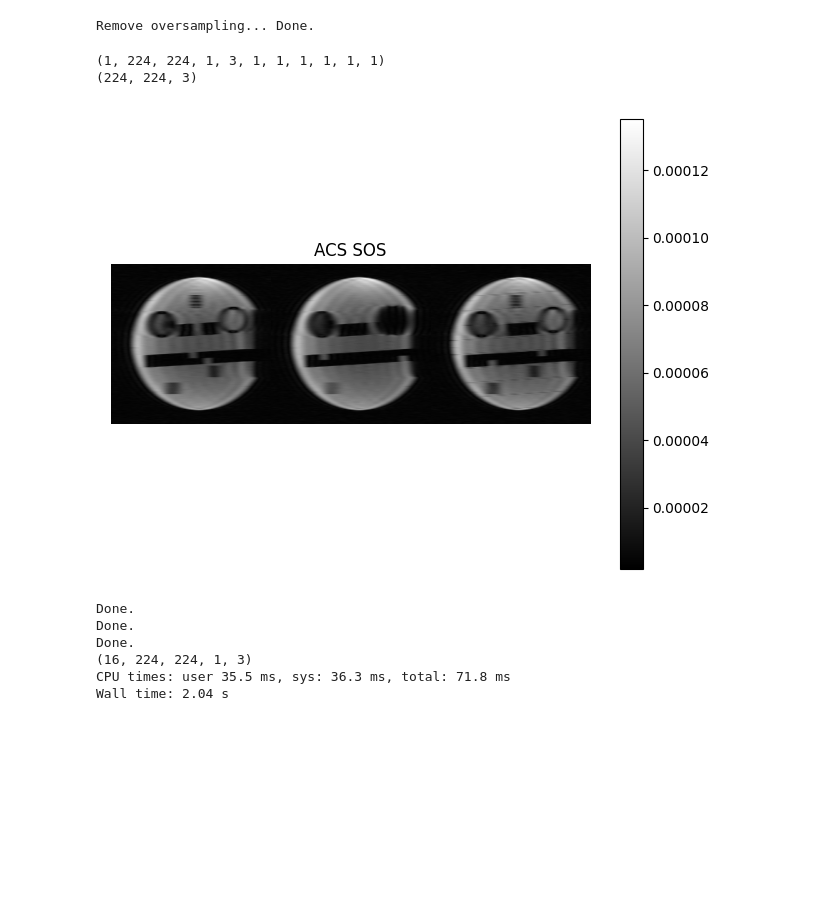
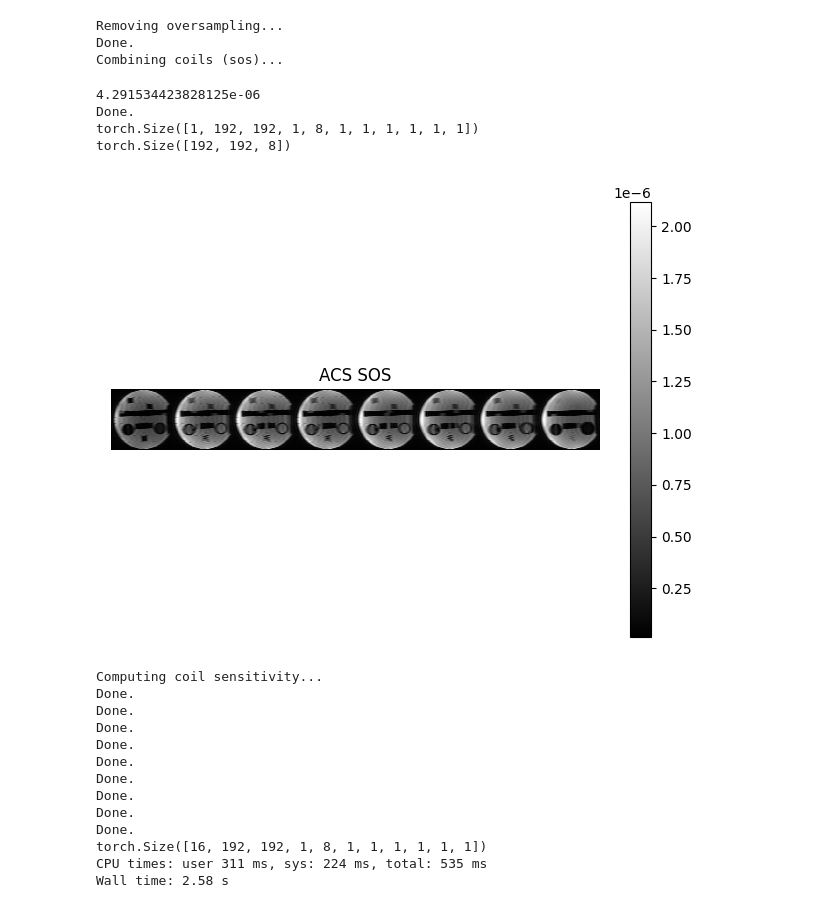
Before and after one commit to aghaeifar/recoMRD, a Jupyter notebook: examples/parallel_imaging_2D.ipynb, the cells around one changed output. Saved outputs shown, nothing was run; the diff lists cells and outputs as text; code cells hidden in the pictures; blank space fills up the shorter version.

```diff
--- a/examples/parallel_imaging_2D.ipynb
+++ b/examples/parallel_imaging_2D.ipynb
@@ -4,12 +4,51 @@
 # if jupyter notebook:
 # %matplotlib notebook
 
+import torch
 import numpy as np
+import matplotlib.pyplot as plt
+from skimage.util import montage
 from recoMRD import recoMRD
-from recoMRD import utils
 from bart import bart
+
+def plot_mosaic(img:np.ndarray, cmap='turbo', clim=None, grid_shape=None, title=None, transpose=False):
+    img = np.squeeze(np.abs(img))
+    if img.ndim > 3:
+        print(f'Error! plot_mosaic expects 3D data but it is {img.ndim}D')
+        return
+    img = np.moveaxis(img,-1,0)
+    img = montage(img, fill=0, grid_shape=grid_shape)
+    if transpose:
+        img = img.T
+
+    plt.figure()
+    plt.imshow(img, cmap=cmap, interpolation='nearest', clim=clim)
+    plt.axis('off')
+    if title is not None:
+        plt.title(title)
+    plt.colorbar()
+    plt.tight_layout()
+    return img
+
+def plot3D(img:np.ndarray, cmap='turbo', clim=None, pos = None):
+    img = img.squeeze()
+    if pos is None:
+        pos = [x//2 for x in img.shape[0:3]]
+
+    plt.figure()
+    plt.subplot(131)
+    plt.imshow(img[:,:,pos[2]], cmap=cmap, interpolation='nearest', origin='lower',clim=clim)
+    plt.axis('off')
+    plt.subplot(132)
+    plt.imshow(img[:,pos[1],:], cmap=cmap, interpolation='nearest', origin='lower',clim=clim)
+    plt.axis('off')
+    plt.subplot(133)
+    plt.imshow(img[pos[0],:,:], cmap=cmap, interpolation='nearest', origin='lower',clim=clim)
+    plt.axis('off')
+    plt.colorbar()
+    plt.tight_layout()
 # %%
-filename = './../example_data/meas_MID00019_FID04966_localizer2D_iPAT2.mrd'
+filename = './../example_data/meas_MID00039_FID03618_localizer2D_iPAT2x1_interleaved.mrd'
 mrd = recoMRD(filename)
 
 kspace_osremoved = mrd.remove_oversampling(mrd.kspace['image_scan'], is_kspace=True)
@@ -63,29 +105,40 @@ print(temp.shape)
 # %%
 # sum of square of reference scan
 acs = mrd.remove_oversampling(mrd.kspace['acs'], is_kspace=True)
 acs_img = mrd.coil_combination(acs, method='sos')
 
 temp = acs_img.squeeze()
 print(acs_img.shape)
 print(temp.shape)
-temp = utils.plot_mosaic(temp, grid_shape = [1, temp.shape[2]], cmap='gray', title='ACS SOS')
+temp = plot_mosaic(temp.numpy(), grid_shape = [1, temp.shape[2]], cmap='gray', title='ACS SOS')
 # %% [output]
-Remove oversampling... Done.
+Removing oversampling...
+Done.
+Combining coils (sos)...
-(1, 224, 224, 1, 3, 1, 1, 1, 1, 1, 1)
-(224, 224, 3)
+4.291534423828125e-06
+Done.
+torch.Size([1, 192, 192, 1, 8, 1, 1, 1, 1, 1, 1])
+torch.Size([192, 192, 8])
-[figure, old version]
+[figure, new version]
 # %%
 %%time
 # calculate coil sensitivity, using espirit method
 coils_sensitivity_espirit = mrd.calc_coil_sensitivity(acs, method='espirit')
 print(coils_sensitivity_espirit.shape)
 # %% [output]
+Computing coil sensitivity...
 Done.
 Done.
 Done.
-(16, 224, 224, 1, 3)
-CPU times: user 35.5 ms, sys: 36.3 ms, total: 71.8 ms
-Wall time: 2.04 s
+Done.
+Done.
+Done.
+Done.
+Done.
+Done.
+torch.Size([16, 192, 192, 1, 8, 1, 1, 1, 1, 1, 1])
+CPU times: user 311 ms, sys: 224 ms, total: 535 ms
+Wall time: 2.58 s
 # %%
 %%time
 # use caldir method to get coil sensitivity
```
Also changed, not shown: parts of 8 cells of this notebook, 1 other file.
